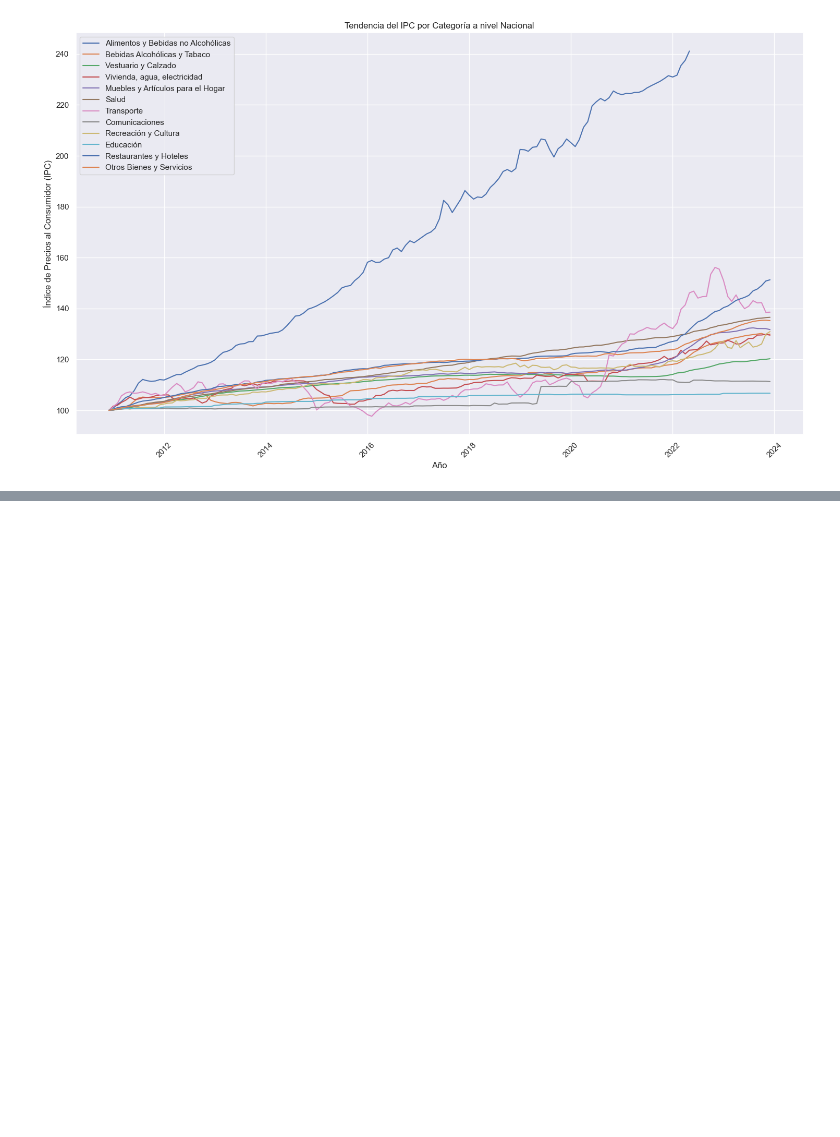
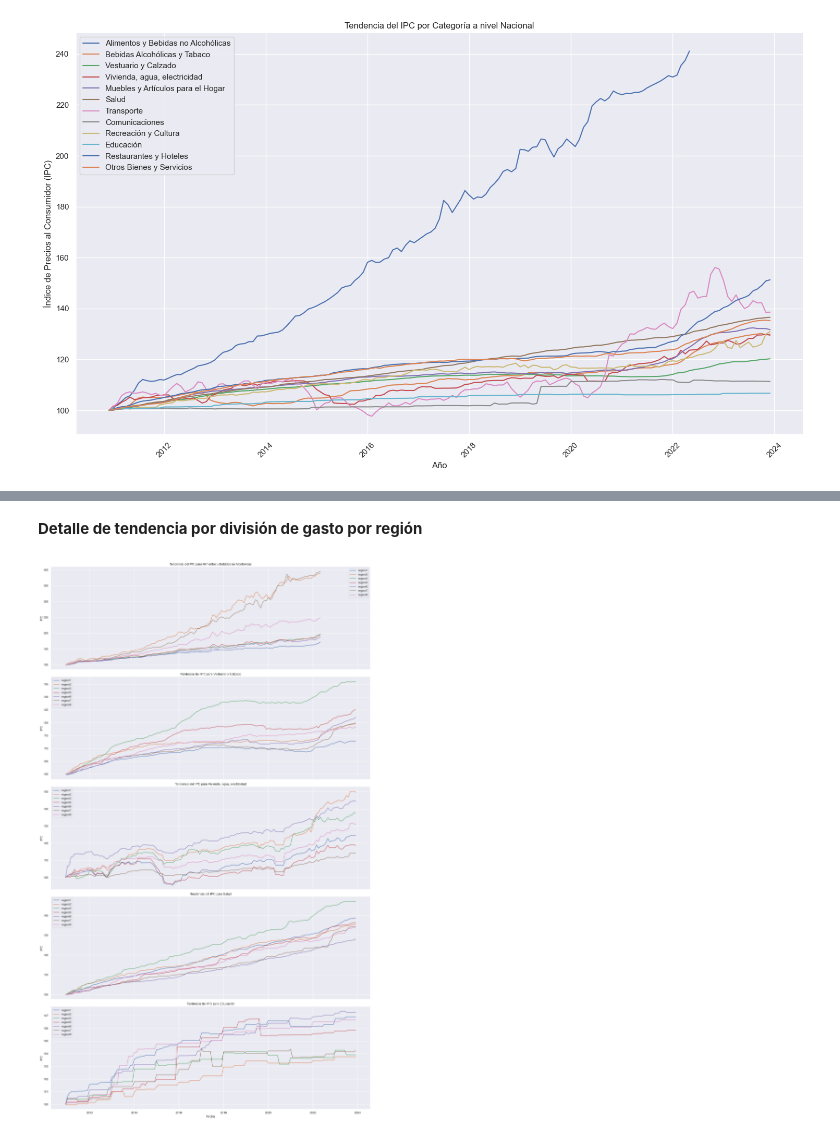
Before and after one commit to LeivaDiego/Proyecto-Mineria, a Jupyter notebook: IPC_EDA_V2.ipynb, the cells around one changed output, grey strips where cells are left out. Saved outputs shown, nothing was run; the diff lists cells and outputs as text; code cells hidden in the pictures; blank space fills up the shorter version.

Commit message:
Tendencia detallada por categoria

```diff
--- a/IPC_EDA_V2.ipynb
+++ b/IPC_EDA_V2.ipynb
@@ -683,7 +683,7 @@ plt.legend(handles=handles, labels=labels, title='Región y País')
 # %% [markdown]
 **Filtrado de categorías generales**
 # %%
-def filter_general(dataframe, general_code):
+def filter_general(dataframe, general_code, vars=['region1', 'region2', 'region3', 'region5', 'region6', 'region7', 'region8']):
     """
     Función que filtra un dataframe para obtener solo los registros de una categoría general.
 
@@ -696,7 +696,7 @@ def filter_general(dataframe, general_code):
     """
     filtered = dataframe[dataframe['codigo'] == general_code]
     melted = filtered.melt(id_vars='fecha',
-                           value_vars=['pais'],
+                           value_vars=vars,
                            var_name='Region',
                            value_name='IPC')
     return melted
@@ -752,0 +767,42 @@ plt.show()
+# %%
+# Filtrar los datos para la categorías generales y regiones
+alimentos_reg = filter_general(data, '0000001')
+vestuario_reg = filter_general(data, '0000003')
+vivienda_reg = filter_general(data, '0000004')
+salud_reg = filter_general(data, '0000006')
+educacion_reg = filter_general(data, '0000010')
+# %% [markdown]
+**Detalle de tendencia por división de gasto por región**
+# %%
+# Configuración del estilo de los gráficos
+sns.set_theme(style="darkgrid")
+
+# Lista de tuplas (DataFrame, etiqueta) para cada categoría
+categorias = [
+    (alimentos_reg, 'Alimentos y Bebidas no Alcohólicas'),
+    (vestuario_reg, 'Vestuario y Calzado'),
+    (vivienda_reg, 'Vivienda, agua, electricidad'),
+    (salud_reg, 'Salud'),
+    (educacion_reg, 'Educación')
+]
+
+# Define el número de filas necesarias para los subplots basado en el número de categorías
+num_categorias = len(categorias)
+fig, axes = plt.subplots(num_categorias, 1, figsize=(18, 6 * num_categorias), sharex=True)
+
+# Asegúrate de que axes siempre sea una lista para poder iterar, incluso si solo hay una categoría
+if num_categorias == 1:
+    axes = [axes]
+
+# Itera sobre cada categoría y crea un gráfico de líneas para cada una en su subplot correspondiente
+for ax, (df_categoria, nombre_categoria) in zip(axes, categorias):
+    sns.lineplot(x='fecha', y='IPC', hue='Region', data=df_categoria, ax=ax)
+    ax.set_title(f'Tendencia del IPC para {nombre_categoria}')
+    ax.set_xlabel('Fecha')
+    ax.set_ylabel('IPC')
+    ax.legend()
+
+plt.tight_layout()
+plt.show()
+# %% [output]
+[figure, added]
```
Also changed, not shown: parts of 4 cells of this notebook.
